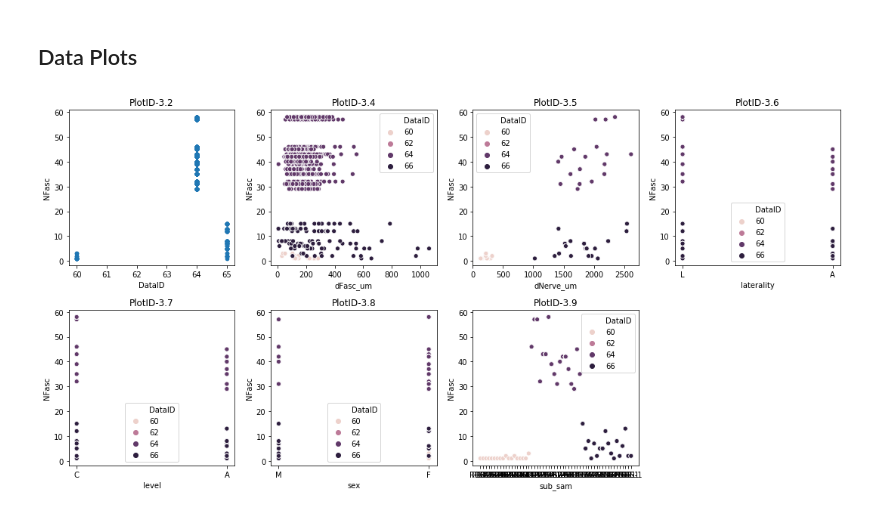
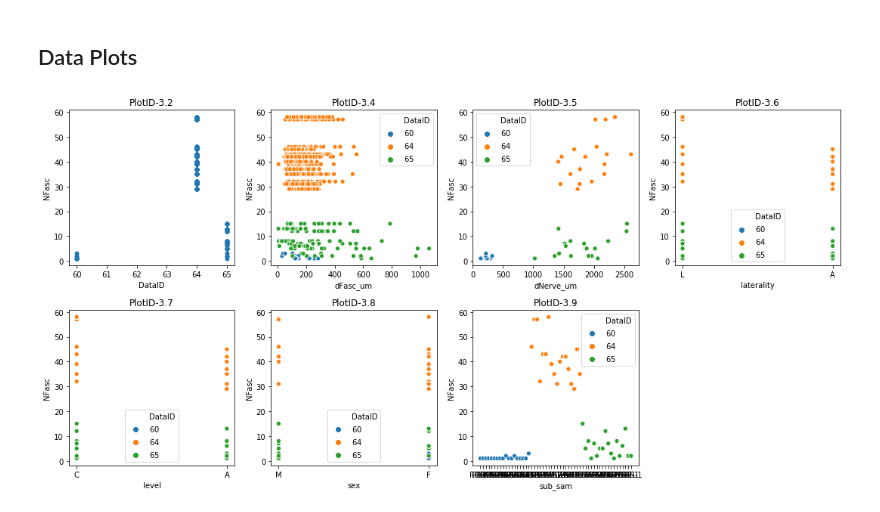
Before and after one commit to SPARC-FAIR-Codeathon/KnowMore, a Jupyter notebook: knowmore-notebook/knowmore-notebook.ipynb, the cells around one changed output. Drawn from its saved outputs; the diff is of its cells as text; code cells hidden in the pictures.

```diff
--- a/knowmore-notebook/knowmore-notebook.ipynb
+++ b/knowmore-notebook/knowmore-notebook.ipynb
@@ -230,35 +231,40 @@ data["abstract"]
 # %%
 matlab_output_file = os.path.join(notebook_output_folder, "matlab_output.xlsx")
 plt3_2 = pd.read_excel(matlab_output_file,sheet_name="PlotID-3.2")
 plt3_4 = pd.read_excel(matlab_output_file,sheet_name="PlotID-3.4")
-plt3_4["DataID"] = plt3_4["DataID"].apply(str)
+#plt3_4["DataID"] = plt3_4["DataID"].apply(str)
+plt3_4["DataID"] = ["$%s$" % x for x in plt3_4["DataID"]]
 plt3_5 = pd.read_excel(matlab_output_file,sheet_name="PlotID-3.5")
-plt3_5["DataID"] = plt3_5["DataID"].apply(str)
+plt3_5["DataID"] = ["$%s$" % x for x in plt3_5["DataID"]]
 plt3_6 = pd.read_excel(matlab_output_file,sheet_name="PlotID-3.6")
+plt3_6["DataID"] = ["$%s$" % x for x in plt3_6["DataID"]]
 plt3_7 = pd.read_excel(matlab_output_file,sheet_name="PlotID-3.7")
+plt3_7["DataID"] = ["$%s$" % x for x in plt3_7["DataID"]]
 plt3_8 = pd.read_excel(matlab_output_file,sheet_name="PlotID-3.8")
+plt3_8["DataID"] = ["$%s$" % x for x in plt3_8["DataID"]]
 plt3_9 = pd.read_excel(matlab_output_file,sheet_name="PlotID-3.9")
+plt3_9["DataID"] = ["$%s$" % x for x in plt3_9["DataID"]]
 fig, axs = plt.subplots(2, 4)
 fig.set_figheight(7.5)
 fig.set_figwidth(15)
 plt3_2.plot.scatter(x="DataID", y="NFasc", ax= axs[0,0])
 axs[0,0].set_title("PlotID-3.2")
 sns.scatterplot(data=plt3_4,x="dFasc_um", y="NFasc", hue="DataID", ax=axs[0,1])
 axs[0,1].set_title("PlotID-3.4")
 sns.scatterplot(data=plt3_5,x="dNerve_um", y="NFasc", hue="DataID", ax=axs[0,2])
 axs[0,2].set_title("PlotID-3.5")
 sns.scatterplot(data=plt3_6,x="laterality", y="NFasc", hue="DataID", ax=axs[0,3])
 axs[0,3].set_title("PlotID-3.6")
 sns.scatterplot(data=plt3_7,x="level", y="NFasc", hue="DataID", ax=axs[1,0])
 axs[1,0].set_title("PlotID-3.7")
 sns.scatterplot(data=plt3_8,x="sex", y="NFasc", hue="DataID", ax=axs[1,1])
 axs[1,1].set_title("PlotID-3.8")
 sns.scatterplot(data=plt3_9,x="sub_sam", y="NFasc", hue="DataID", ax=axs[1,2])
 axs[1,2].set_title("PlotID-3.9")
 fig.delaxes(axs[1,3])
 fig.tight_layout()
 # %% [output]
-[figure, old version]
+[figure, new version]
 # %%
 plt4_2 = pd.read_excel(matlab_output_file,sheet_name="PlotID-4.2")
 plt4_3 = pd.read_excel(matlab_output_file,sheet_name="PlotID-4.3")
```
Also changed, not shown: parts of 6 cells of this notebook, 3 other files.
